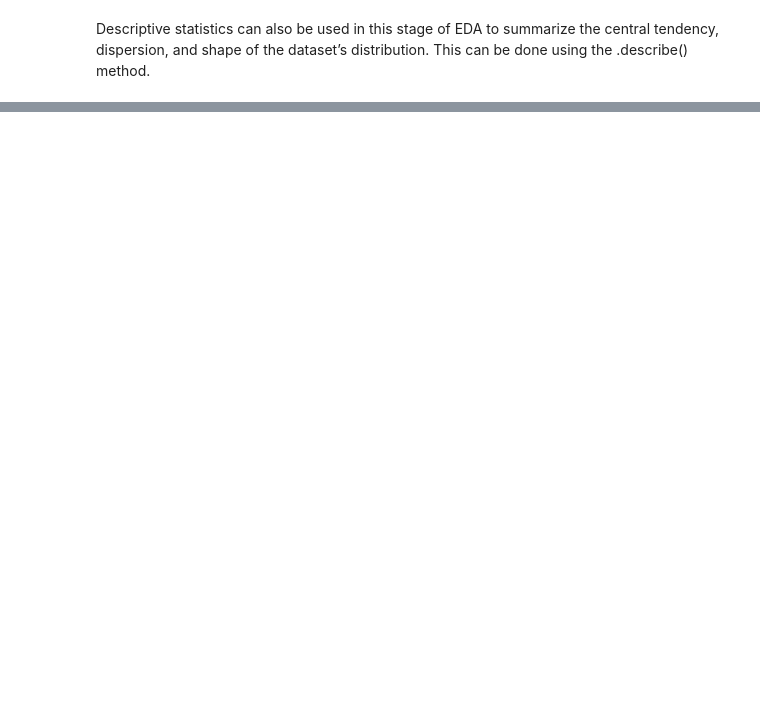
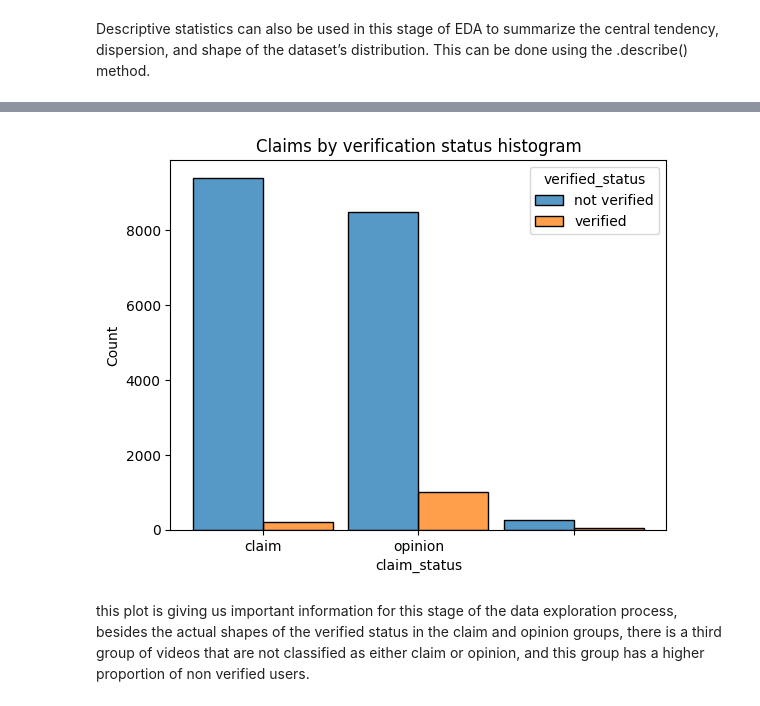
Before and after one commit to afbeltranr/TikTok-EDA-Visualization, a Jupyter notebook: notebooks/notebook.ipynb, the cells around one changed output, grey strips where cells are left out. Saved outputs shown, nothing was run; the diff lists cells and outputs as text; code cells hidden in the pictures; blank space fills up the shorter version.

```diff
--- a/notebooks/notebook.ipynb
+++ b/notebooks/notebook.ipynb
@@ -165,0 +129,35 @@ Now to assess the distributions of the variables and identify outliers, we can c
+# %%
+import seaborn as sns
+import matplotlib.pyplot as plt
+
+# List of numerical columns
+numerical_columns = [
+    'video_duration_sec',
+    'video_view_count',
+    'video_like_count',
+    'video_share_count',
+    'video_download_count',
+    'video_comment_count'
+]
+
+# Convert columns to numeric, coercing errors to NaN
+for col in numerical_columns:
+    df[col] = pd.to_numeric(df[col], errors='coerce')
+
+# Create a figure and axes
+fig, axes = plt.subplots(6, 2, figsize=(15, 30))
+
+# Flatten the axes array for easy iteration
+axes = axes.flatten()
+
+# Plot each numerical column as a horizontal boxplot and histogram
+for i, col in enumerate(numerical_columns):
+    sns.boxplot(x=df[col], ax=axes[2*i], orient='h')
+    axes[2*i].set_title(f'Boxplot of {col}')
+
+    sns.histplot(df[col], ax=axes[2*i + 1], kde=True)
+    axes[2*i + 1].set_title(f'Histogram of {col}')
+
+# Adjust layout
+plt.tight_layout()
+plt.show()
@@ -165,0 +178,12 @@ Now to assess the distributions of the variables and identify outliers, we can c
+# %%
+sns.histplot(data=df,
+             x='claim_status',
+             hue='verified_status',
+             multiple='dodge',
+             shrink=0.9)
+plt.title('Claims by verification status histogram')
+plt.show()
+# %% [output]
+[figure, added]
+# %% [markdown]
+this plot is giving us important information for this stage of the data exploration process, besides the actual shapes of the verified status in the claim and opinion groups, there is a third group of videos that are not classified as either claim or opinion, and this group has a higher proportion of non verified users.
```
Also changed, not shown: parts of 6 cells of this notebook.
